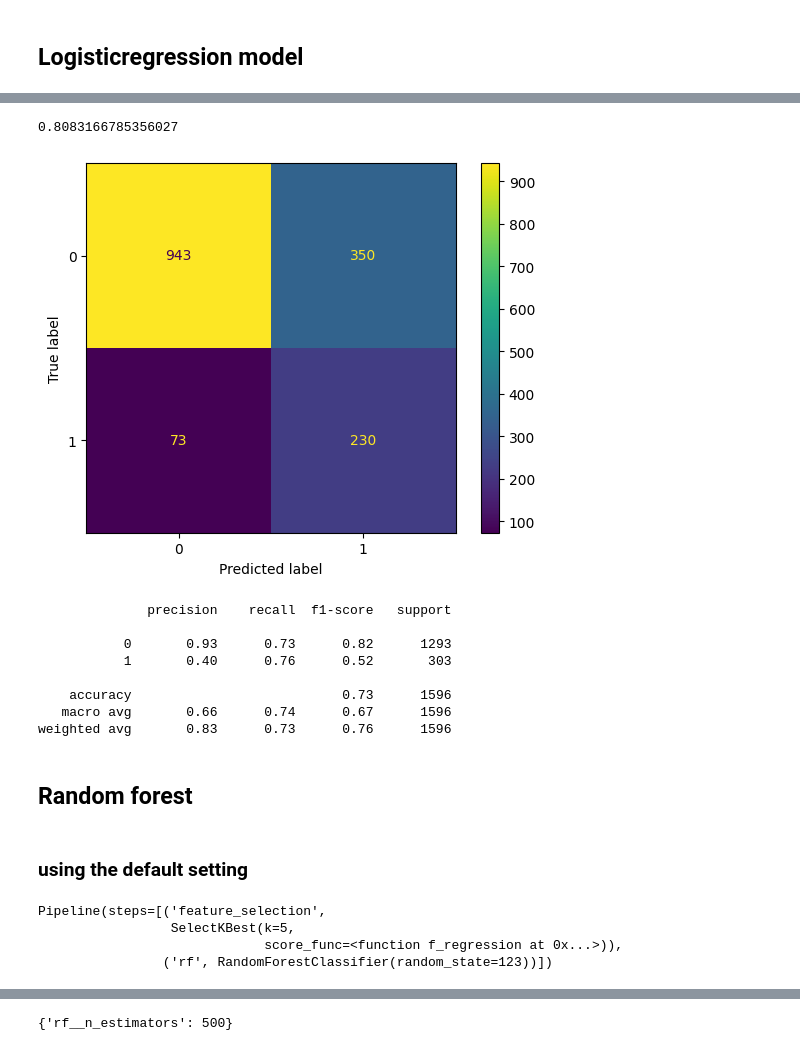
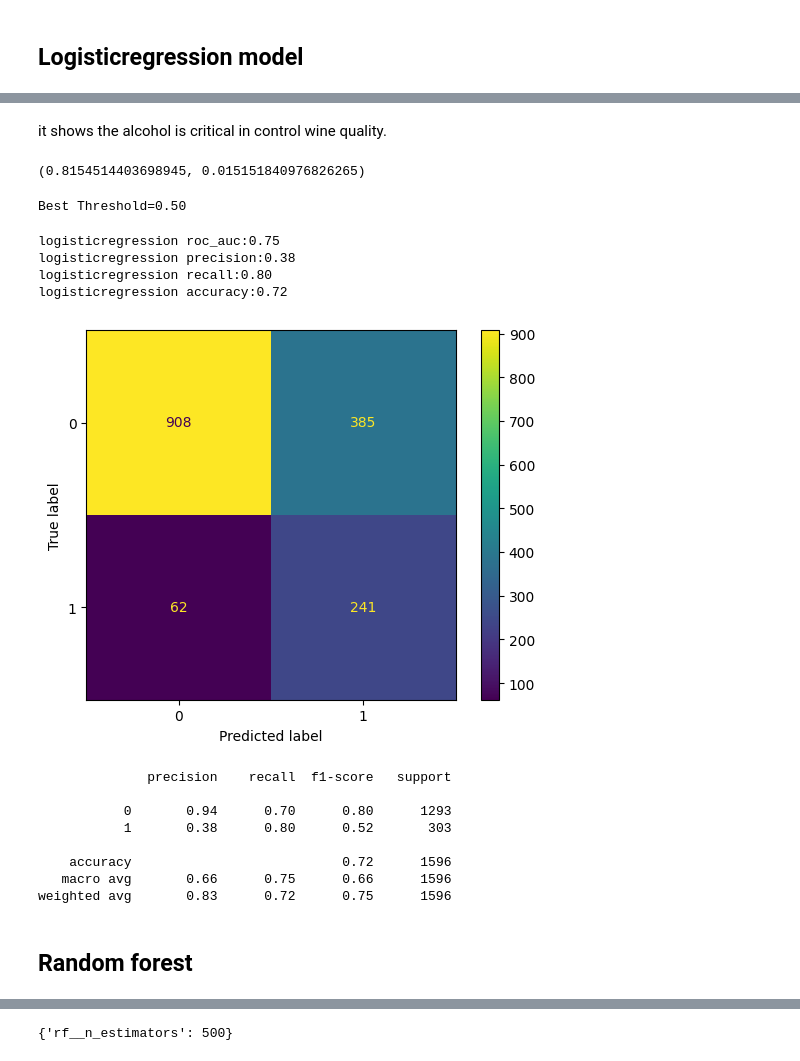
Before and after one commit to Gardenialover/Capstone_Two_Project, a Jupyter notebook: notebooks/modeling.ipynb, the cells around one changed output, grey strips where cells are left out. Drawn from its saved outputs; the diff is of its cells as text; code cells hidden in the pictures.

```diff
--- a/notebooks/modeling.ipynb
+++ b/notebooks/modeling.ipynb
@@ -118,5 +115,3 @@ pipe_log = Pipeline(
     steps =[("feature_selection",SelectKBest(score_func=f_regression, k =5)),("model",
     LogisticRegression())]
 )
-# %%
-pipe_log.fit(X_train.values, y_train.values.ravel())
@@ -172,7 +123,7 @@ grid_params = {'model__C':c_values,'model__solver':solvers}
 #grid_params = {'feature_selection__k': k, 'model__C':c_values,'model__solver':solvers}
 #grid_params = {'feature_slection__k': k}
 # %%
-log_grid_cv = GridSearchCV(pipe_log, param_grid=grid_params,scoring="precision", cv=5, n_jobs=-1)
+log_grid_cv = GridSearchCV(pipe_log, param_grid=grid_params,scoring="recall", cv=5, n_jobs=-1)
 log_grid_cv.fit(X_train, y_train.values.ravel())
 score_mean = log_grid_cv.cv_results_['mean_test_score']
 score_std = log_grid_cv.cv_results_['std_test_score']
@@ -193,46 +144,58 @@ volatile_acidity      -0.490893
 dtype: float64
+# %% [markdown]
+it shows the alcohol is critical in control wine quality.
+# %%
+cv_log = cross_validate(log_grid_cv.best_estimator_, X_train, y_train,
+                            scoring='recall', cv=5, n_jobs=-1)
+cv_scores_log = cv_log['test_score']
+np.mean(cv_scores_log), np.std(cv_scores_log)
+# %% [output]
+(0.8154514403698945, 0.015151840976826265)
 # %%
-cv_log = cross_validate(log_grid_cv.best_estimator_, X_train, y_train,
-                            scoring='precision', cv=5, n_jobs=-1)
-cv_scores_log = cv_log['test_score']
-np.mean(cv_scores_log), np.std(cv_scores_log)
-
 y_tr_pred = log_grid_cv.best_estimator_.predict(X_train)
 y_te_pred = log_grid_cv.best_estimator_.predict(X_test)
 y_pred_probs = log_grid_cv.best_estimator_.predict_proba(X_test.values) [:,1]
-print(roc_auc_score(y_test, y_pred_probs))
+#print(roc_auc_score(y_test, y_pred_probs))
-# %% [output]
-0.8083166785356027
+# %%
+fpr, tpr, thresholds = roc_curve(y_test, y_pred_probs)
+J = tpr - fpr
+ix = np.argmax(J)
+best_thresh = thresholds[ix]
+print('Best Threshold=%.2f' % (best_thresh))
+# %% [output]
+Best Threshold=0.50
+# %%
+y_pred = (y_pred_probs >= 0.50).astype('int')
+print("logisticregression roc_auc:%.2f"% roc_auc_score(y_test, y_pred))
+print("logisticregression precision:%.2f"%  precision_score(y_test, y_pred))
+print("logisticregression recall:%.2f"% recall_score(y_test, y_pred))
+print("logisticregression accuracy:%.2f"% accuracy_score(y_test, y_pred))
+# %% [output]
+logisticregression roc_auc:0.75
+logisticregression precision:0.38
+logisticregression recall:0.80
+logisticregression accuracy:0.72
 # %%
-report_log = classification_report(y_test, y_te_pred)
-cm_log = confusion_matrix(y_test, y_te_pred)
+report_log = classification_report(y_test, y_pred)
+cm_log = confusion_matrix(y_test, y_pred)
 ConfusionMatrixDisplay(confusion_matrix=cm_log,
                        display_labels=log_grid_cv.classes_).plot()
 plt.show()
-print(classification_report(y_test, y_te_pred))
+print(classification_report(y_test, y_pred))
 # %% [output]
-[figure, old version]
+[figure, new version]
               precision    recall  f1-score   support
 
-           0       0.93      0.73      0.82      1293
-           1       0.40      0.76      0.52       303
+           0       0.94      0.70      0.80      1293
+           1       0.38      0.80      0.52       303
 
-    accuracy                           0.73      1596
-   macro avg       0.66      0.74      0.67      1596
-weighted avg       0.83      0.73      0.76      1596
+    accuracy                           0.72      1596
+   macro avg       0.66      0.75      0.66      1596
+weighted avg       0.83      0.72      0.75      1596
 # %% [markdown]
 ## Random forest
-# %% [markdown]
-### using the default setting
 # %%
 pipe_rf = Pipeline(
     steps =[("feature_selection",SelectKBest(score_func=f_regression,k=5)),("rf",
     RandomForestClassifier(random_state= 123))]
 )
-# %%
-pipe_rf.fit(X_train, y_train.values.ravel())
-# %% [output]
-Pipeline(steps=[('feature_selection',
-                 SelectKBest(k=5,
-                             score_func=<function f_regression at 0x...>)),
-                ('rf', RandomForestClassifier(random_state=123))])
```
Also changed, not shown: parts of 62 cells of this notebook.
